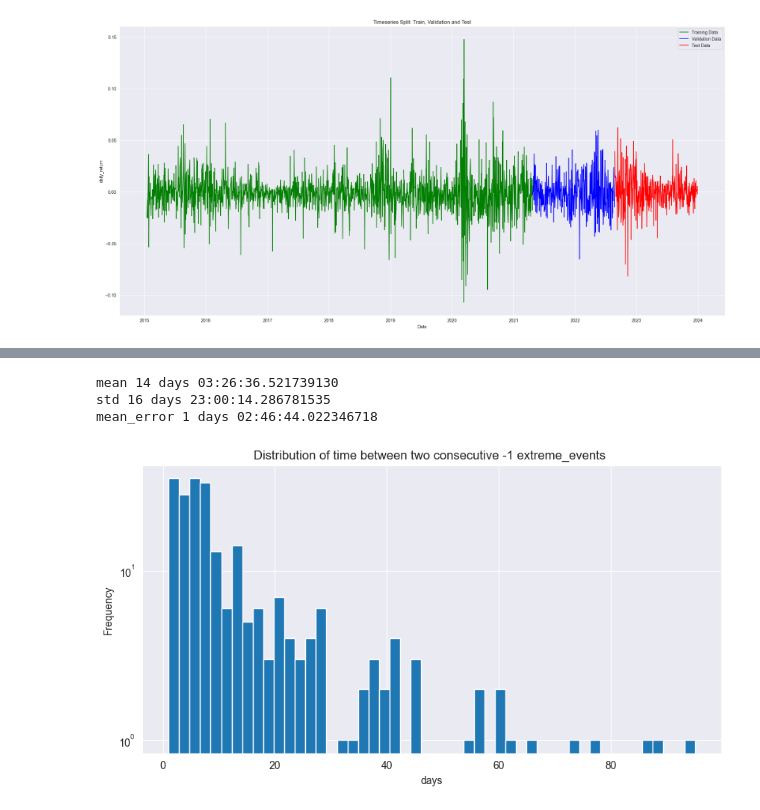
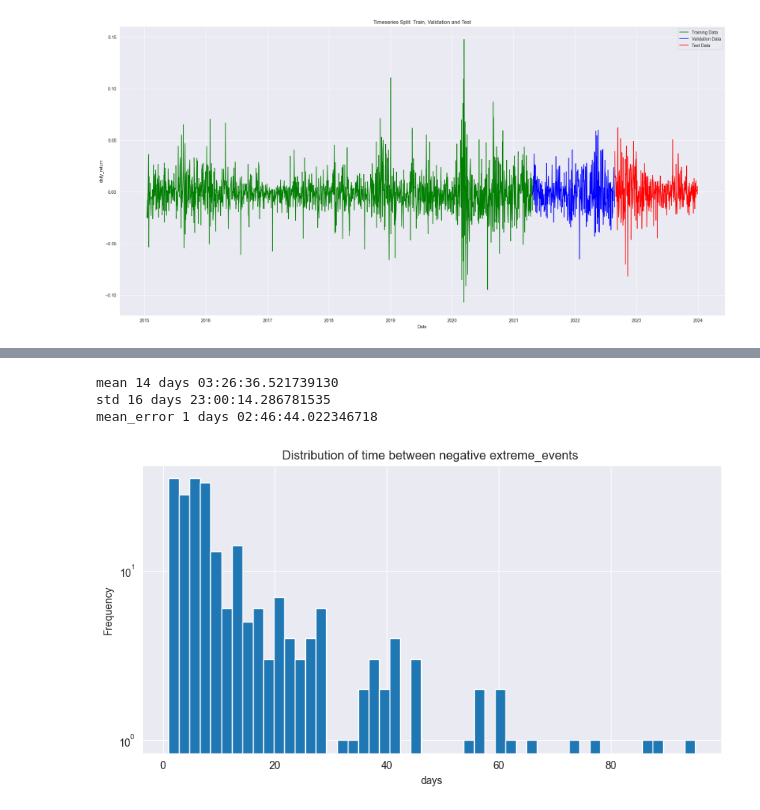
Before and after one commit to agerom/aic2_assignment, a Jupyter notebook: eda.ipynb, the cells around one changed output, grey strips where cells are left out. Cells and saved outputs as stored; diff of their text form; code cells hidden in the pictures.

```diff
--- a/eda.ipynb
+++ b/eda.ipynb
@@ -454,17 +485,17 @@ mean_error 1 days 13:15:50.071635922
 # %%
 tmp = final_input_data[final_input_data['extreme_neg']==1].reset_index()[['date']]
 tmp['date_diff'] = (tmp.date.shift(-1)-tmp.date)#.dt.total_seconds()
 print("mean",tmp['date_diff'].mean())
 print("std",tmp['date_diff'].std())
 print("mean_error",tmp['date_diff'].std()/np.sqrt(tmp.shape[0]))
 (tmp['date_diff'].dt.total_seconds()/(24*3600)).hist(log=True,bins=50,figsize=(10,5));
-plt.title("Distribution of time between two consecutive -1 extreme_events ")
+plt.title("Distribution of time between negative extreme_events ")
 plt.ylabel('Frequency')
 plt.xlabel('days')
 plt.show()
 # %% [output]
 mean 14 days 03:26:36.521739130
 std 16 days 23:00:14.286781535
 mean_error 1 days 02:46:44.022346718
-[figure, old version]
+[figure, new version]
 # %%
```
Also changed, not shown: parts of 11 cells of this notebook, 1 other file.
